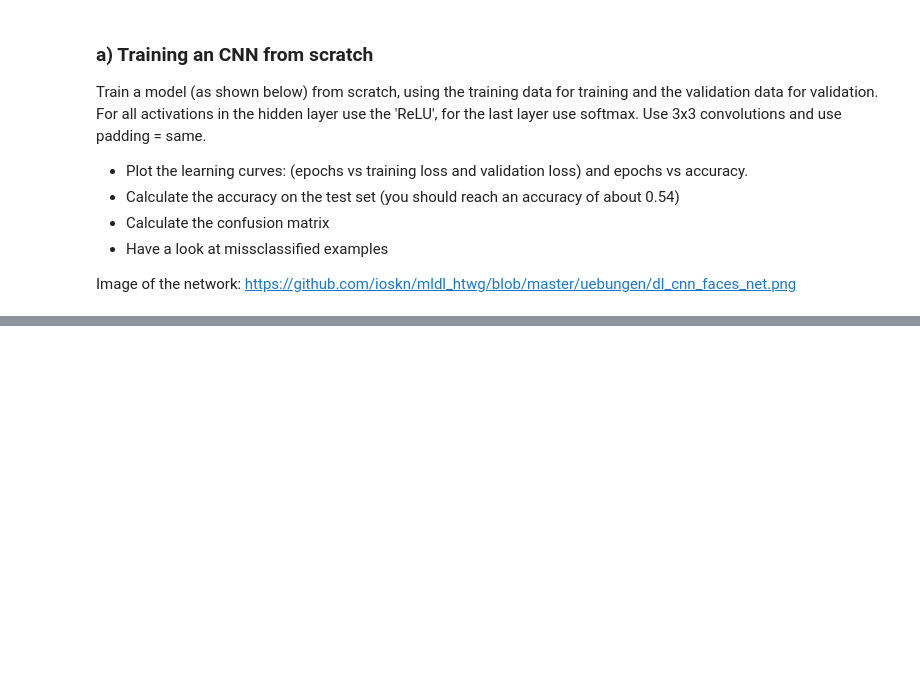
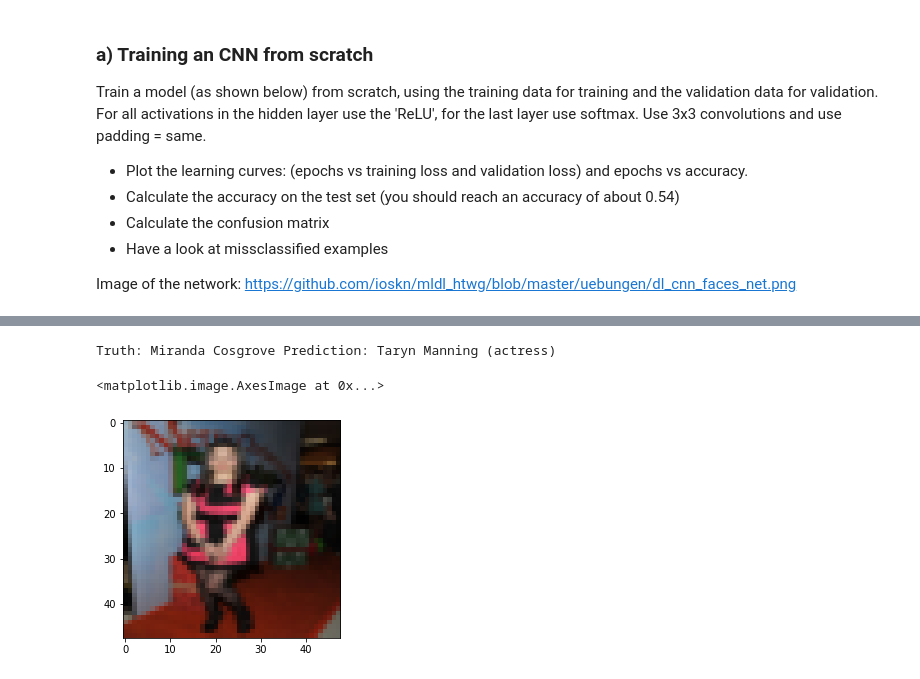
Before and after one commit to fa97ber/DeepLearning, a Jupyter notebook: DL_02_02.ipynb, the cells around one changed output, grey strips where cells are left out. Cells and saved outputs as stored; diff of their text form; code cells hidden in the pictures; blank space fills up the shorter version.

```diff
--- a/DL_02_02.ipynb
+++ b/DL_02_02.ipynb
@@ -162,0 +218,8 @@ Test accuracy: 0.7
+# %%
+mcl = missclassified[3]
+print('Truth:',classes[Y_test[mcl]], 'Prediction:', classes[np.argmax(Y_pred[mcl])])
+plt.imshow(X_test[mcl])
+# %% [output]
+Truth: Miranda Cosgrove Prediction: Taryn Manning (actress)
+<matplotlib.image.AxesImage at 0x...>
+[figure, added]
```
Also changed, not shown: parts of 11 cells of this notebook.
